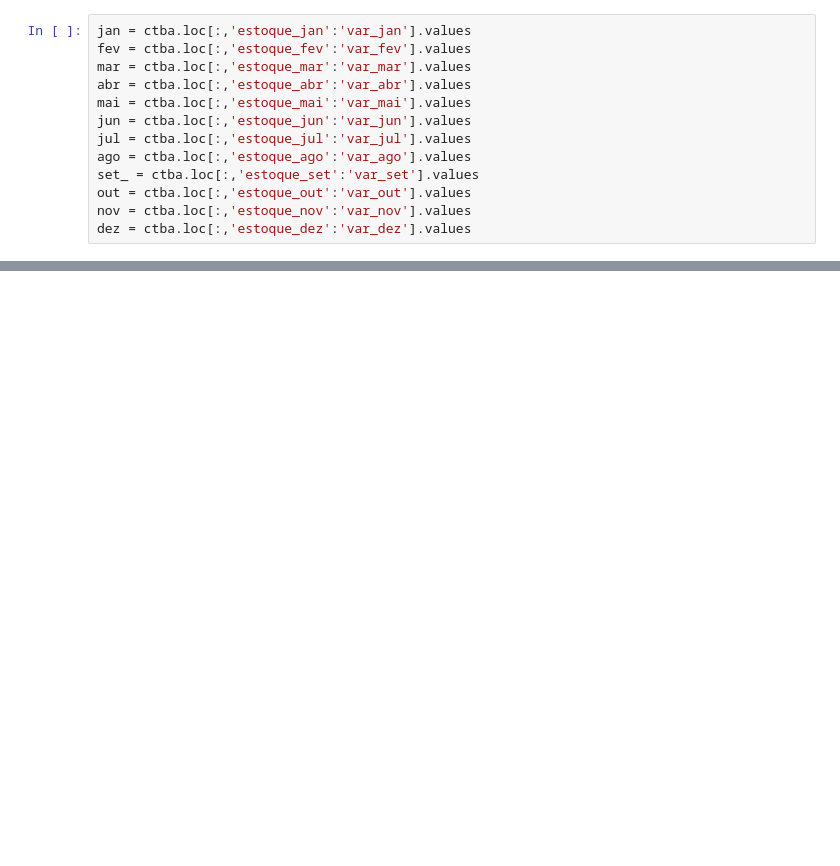
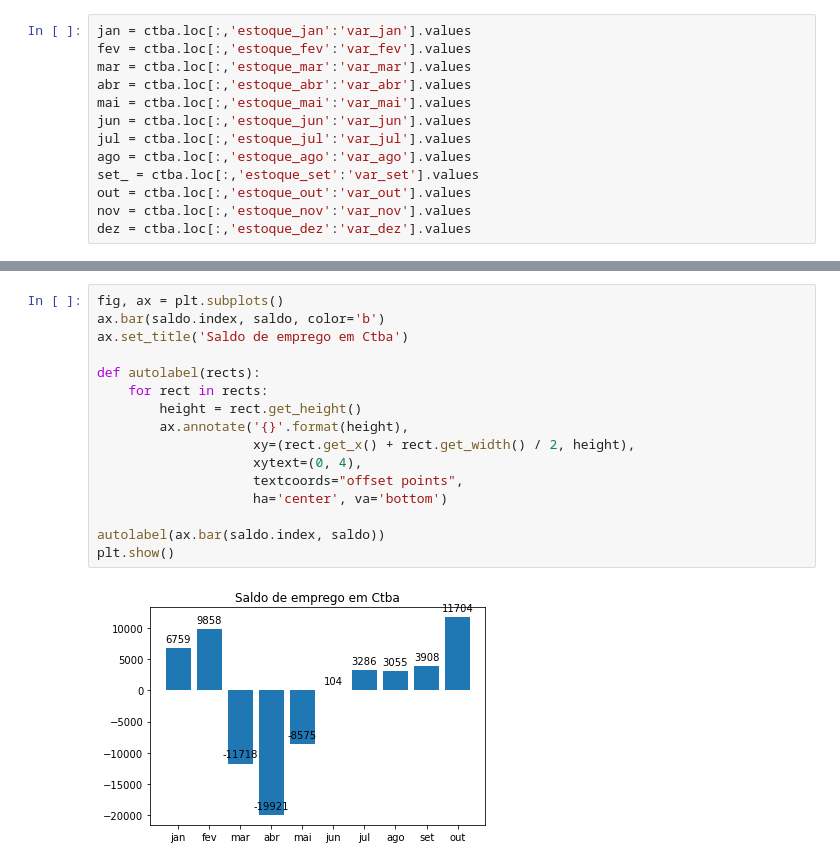
Before and after one commit to emariot/CAGED-CWB, a Jupyter notebook: CAGED-Curitiba.ipynb, the cells around one changed output, grey strips where cells are left out. Drawn from its saved outputs; the diff is of its cells as text; blank space fills up the shorter version.

```diff
--- a/CAGED-Curitiba.ipynb
+++ b/CAGED-Curitiba.ipynb
@@ -142,0 +247,18 @@ df.transpose()
+# %%
+fig, ax = plt.subplots()
+ax.bar(saldo.index, saldo, color='b')
+ax.set_title('Saldo de emprego em Ctba')
+
+def autolabel(rects):
+    for rect in rects:
+        height = rect.get_height()
+        ax.annotate('{}'.format(height),
+                    xy=(rect.get_x() + rect.get_width() / 2, height),
+                    xytext=(0, 4),
+                    textcoords="offset points",
+                    ha='center', va='bottom')
+
+autolabel(ax.bar(saldo.index, saldo))
+plt.show()
+# %% [output]
+[figure, added]
```
Also changed, not shown: parts of 24 cells of this notebook.
